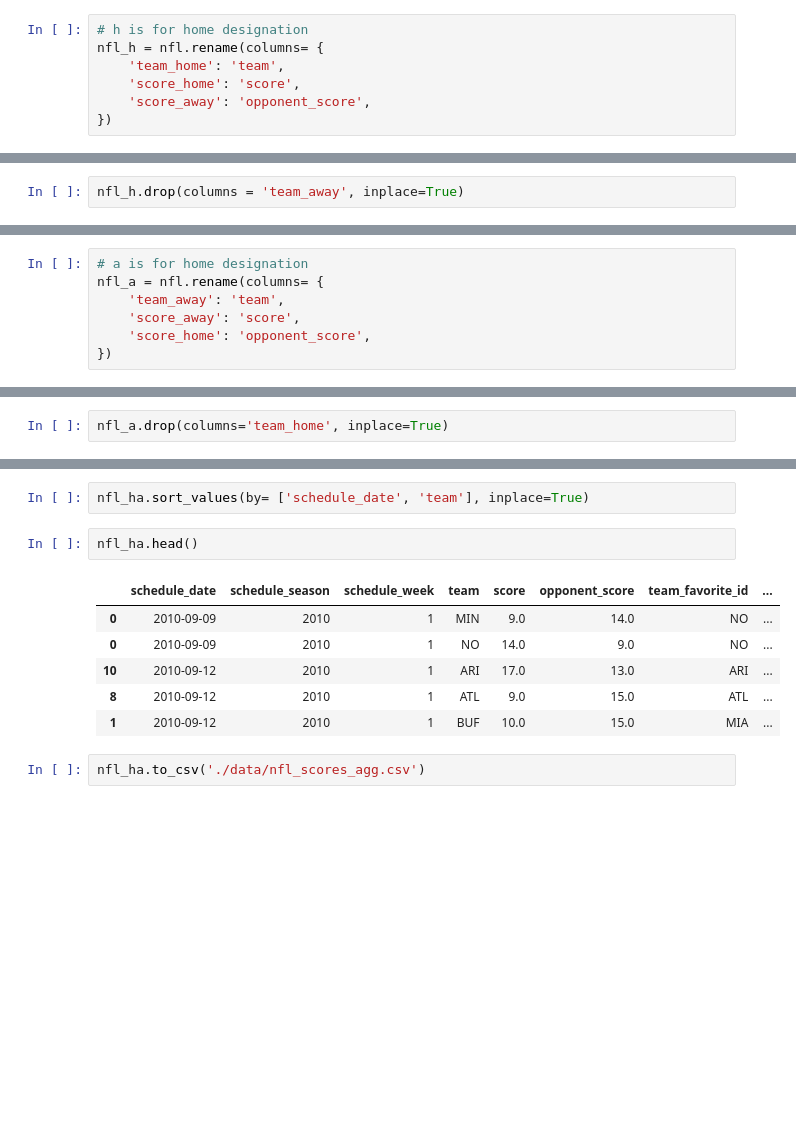
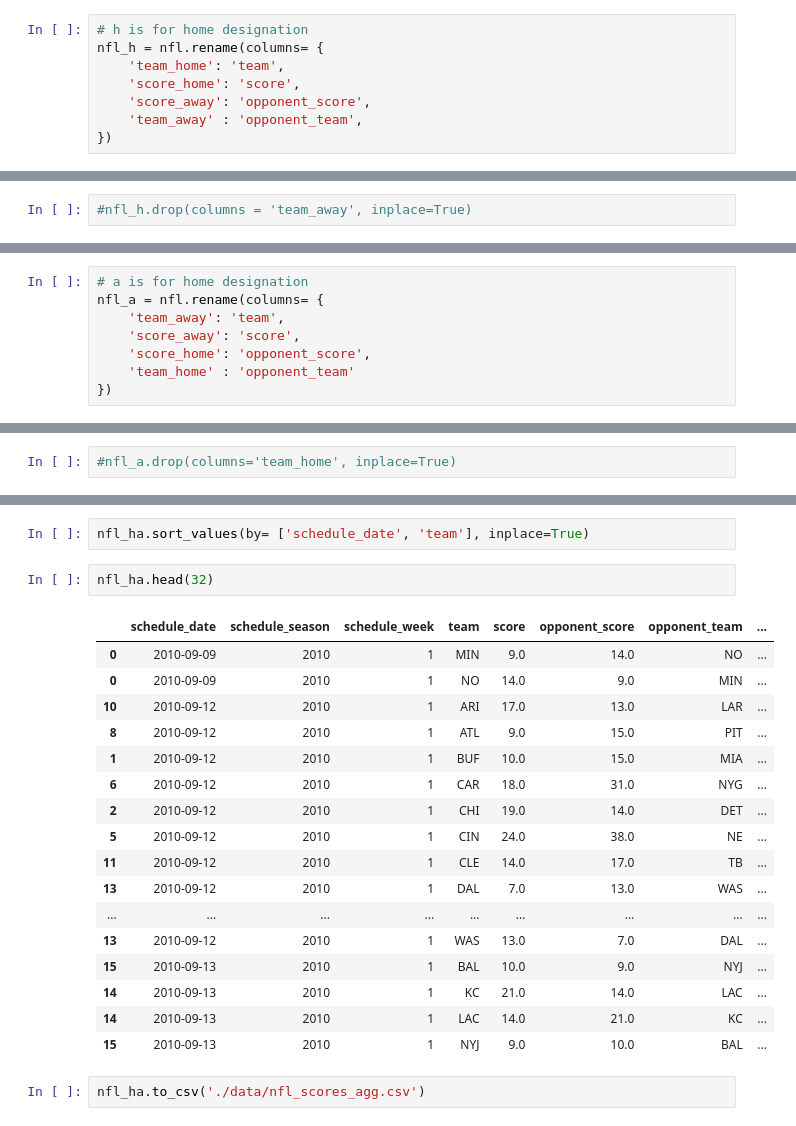
Before and after one commit to daedalus-flight/NFL_score_preds, a Jupyter notebook: nfl_scores_agg_main.ipynb, the cells around one changed output, grey strips where cells are left out. Cells and saved outputs as stored; diff of their text form; blank space fills up the shorter version.

```diff
--- a/nfl_scores_agg_main.ipynb
+++ b/nfl_scores_agg_main.ipynb
@@ -116,6 +126,7 @@ nfl_h = nfl.rename(columns= {
     'team_home': 'team',
     'score_home': 'score',
     'score_away': 'opponent_score',
+    'team_away' : 'opponent_team',
 })
 # %%
 nfl_h.reset_index(inplace=True)
@@ -137,6 +148,6 @@ nfl_h.head(1)
 | 0 | 2010-09-09 | 2010 | 1 | NO | 14.0 | 9.0 | MIN | ... |
 # %%
-nfl_h.drop(columns = 'team_away', inplace=True)
+#nfl_h.drop(columns = 'team_away', inplace=True)
 # %%
 nfl_h.shape
 # %% [output]
@@ -147,6 +158,7 @@ nfl_a = nfl.rename(columns= {
     'team_away': 'team',
     'score_away': 'score',
     'score_home': 'opponent_score',
+    'team_home' : 'opponent_team'
 })
 # %%
 nfl_a.reset_index(inplace=True)
@@ -164,6 +176,6 @@ nfl_a.head(1)
 | 0 | 2010-09-09 | 2010 | 1 | NO | 14.0 | 9.0 | MIN | ... |
 # %%
-nfl_a.drop(columns='team_home', inplace=True)
+#nfl_a.drop(columns='team_home', inplace=True)
 # %%
 nfl_a['margin'] = nfl_a['score'] - nfl_a['opponent_score']
 # %%
@@ -179,13 +191,24 @@ nfl_ha.shape
 # %%
 nfl_ha.sort_values(by= ['schedule_date', 'team'], inplace=True)
 # %%
-nfl_ha.head()
+nfl_ha.head(32)
 # %% [output]
-|  | schedule_date | schedule_season | schedule_week | team | score | opponent_score | team_favorite_id | ... |
+|  | schedule_date | schedule_season | schedule_week | team | score | opponent_score | opponent_team | ... |
 | 0 | 2010-09-09 | 2010 | 1 | MIN | 9.0 | 14.0 | NO | ... |
-| 0 | 2010-09-09 | 2010 | 1 | NO | 14.0 | 9.0 | NO | ... |
-| 10 | 2010-09-12 | 2010 | 1 | ARI | 17.0 | 13.0 | ARI | ... |
-| 8 | 2010-09-12 | 2010 | 1 | ATL | 9.0 | 15.0 | ATL | ... |
+| 0 | 2010-09-09 | 2010 | 1 | NO | 14.0 | 9.0 | MIN | ... |
+| 10 | 2010-09-12 | 2010 | 1 | ARI | 17.0 | 13.0 | LAR | ... |
+| 8 | 2010-09-12 | 2010 | 1 | ATL | 9.0 | 15.0 | PIT | ... |
 | 1 | 2010-09-12 | 2010 | 1 | BUF | 10.0 | 15.0 | MIA | ... |
+| 6 | 2010-09-12 | 2010 | 1 | CAR | 18.0 | 31.0 | NYG | ... |
+| 2 | 2010-09-12 | 2010 | 1 | CHI | 19.0 | 14.0 | DET | ... |
+| 5 | 2010-09-12 | 2010 | 1 | CIN | 24.0 | 38.0 | NE | ... |
+| 11 | 2010-09-12 | 2010 | 1 | CLE | 14.0 | 17.0 | TB | ... |
+| 13 | 2010-09-12 | 2010 | 1 | DAL | 7.0 | 13.0 | WAS | ... |
+| ... | ... | ... | ... | ... | ... | ... | ... | ... |
+| 13 | 2010-09-12 | 2010 | 1 | WAS | 13.0 | 7.0 | DAL | ... |
+| 15 | 2010-09-13 | 2010 | 1 | BAL | 10.0 | 9.0 | NYJ | ... |
+| 14 | 2010-09-13 | 2010 | 1 | KC | 21.0 | 14.0 | LAC | ... |
+| 14 | 2010-09-13 | 2010 | 1 | LAC | 14.0 | 21.0 | KC | ... |
+| 15 | 2010-09-13 | 2010 | 1 | NYJ | 9.0 | 10.0 | BAL | ... |
 # %%
 nfl_ha.to_csv('./data/nfl_scores_agg.csv')
```
Also changed, not shown: parts of 9 cells of this notebook, 12 other files.
